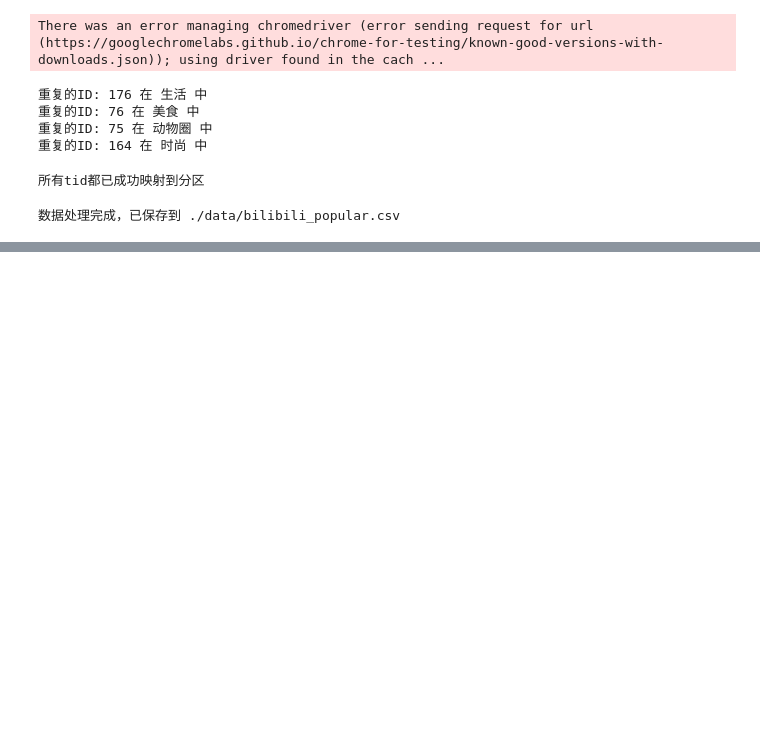
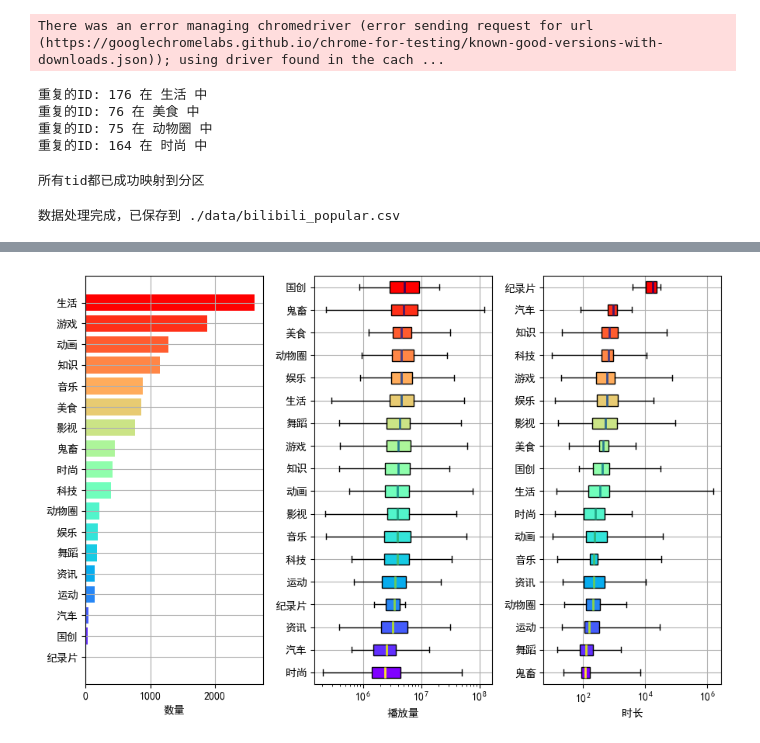
Before and after one commit to YifeiShi0076/bilibili_popular, a Jupyter notebook: code.ipynb, the cells around one changed output, grey strips where cells are left out. Drawn from its saved outputs; the diff is of its cells as text; code cells hidden in the pictures; blank space fills up the shorter version.

```diff
--- a/code.ipynb
+++ b/code.ipynb
@@ -454,0 +536,59 @@ print("数据处理完成，已保存到 ./data/bilibili_popular.csv")
+# %%
+fig, ax = plt.subplots(1,3,figsize=(9, 6))
+
+x=data.groupby('t_fa')['t_fa'].value_counts().sort_values()
+colors = plt.cm.rainbow(np.linspace(0, 1, len(x)))
+ax1 = ax[0]
+ax1.barh(x.index,x,color=colors)
+ax1.set_yticks(ticks=range(0, len(x.index)), labels=x.index)
+ax1.set_xlabel('数量')
+ax1.grid(True)
+
+df = data.copy()
+grouped_data = [df[df["t_fa"] == partition]["view"].values for partition in df["t_fa"].unique()]
+sorted_indices = sorted(range(len(grouped_data)), key=lambda i: np.median(grouped_data[i]))
+sorted_grouped_data = [grouped_data[i] for i in sorted_indices]
+sorted_partitions = [partitions[i] for i in sorted_indices]
+data.groupby("t_fa")["view"]
+partitions = df["t_fa"].unique()
+colors = plt.cm.rainbow(np.linspace(0, 1, len(partitions)))
+colors2= plt.cm.viridis(np.linspace(1, 0, len(partitions)))
+ax2 = ax[1]
+bp = ax2.boxplot(sorted_grouped_data, vert=False, patch_artist=True,whis=30.0)
+for patch, color in zip(bp['boxes'], colors):
+    patch.set_facecolor(color)
+
+for median, color in zip(bp['medians'], colors2):
+    median.set_color(color)
+    median.set_linewidth(2)
+ax2.set_xscale('log')
+ax2.set_xlabel('播放量')
+ax2.set_yticks(ticks=range(1, len(grouped_data) +1), labels=sorted_partitions)
+ax2.grid(True)
+
+df = data.copy()
+grouped_data = [df[df["t_fa"] == partition]["duration"].values for partition in df["t_fa"].unique()]
+sorted_indices = sorted(range(len(grouped_data)), key=lambda i: np.median(grouped_data[i]))
+sorted_grouped_data = [grouped_data[i] for i in sorted_indices]
+sorted_partitions = [partitions[i] for i in sorted_indices]
+data.groupby("t_fa")["duration"]
+partitions = df["t_fa"].unique()
+colors = plt.cm.rainbow(np.linspace(0, 1, len(partitions)))
+colors2= plt.cm.viridis(np.linspace(1, 0, len(partitions)))
+ax3 = ax[2]
+bp = ax3.boxplot(sorted_grouped_data, vert=False, patch_artist=True,whis=10000.0)
+for patch, color in zip(bp['boxes'], colors):
+    patch.set_facecolor(color)
+
+for median, color in zip(bp['medians'], colors2):
+    median.set_color(color)
+    median.set_linewidth(2)
+ax3.set_xscale('log')
+ax3.set_xlabel('时长')
+ax3.set_yticks(ticks=range(1, len(grouped_data) +1), labels=sorted_partitions)
+ax3.grid(True)
+
+plt.tight_layout()
+plt.show()
+# %% [output]
+[figure, added]
```
Also changed, not shown: parts of 15 cells of this notebook.
